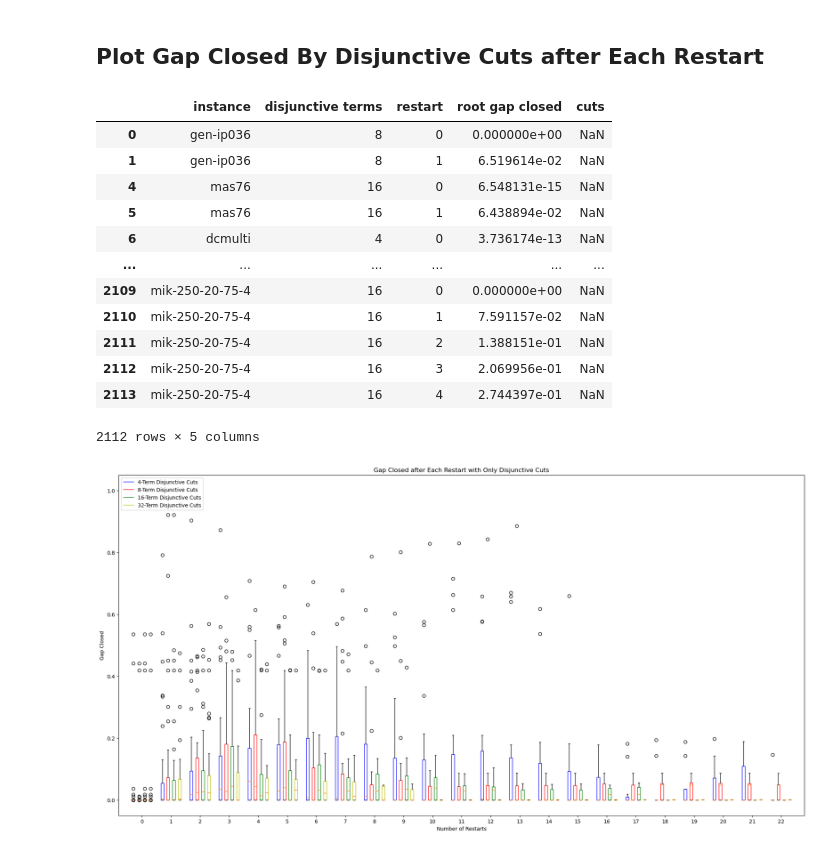
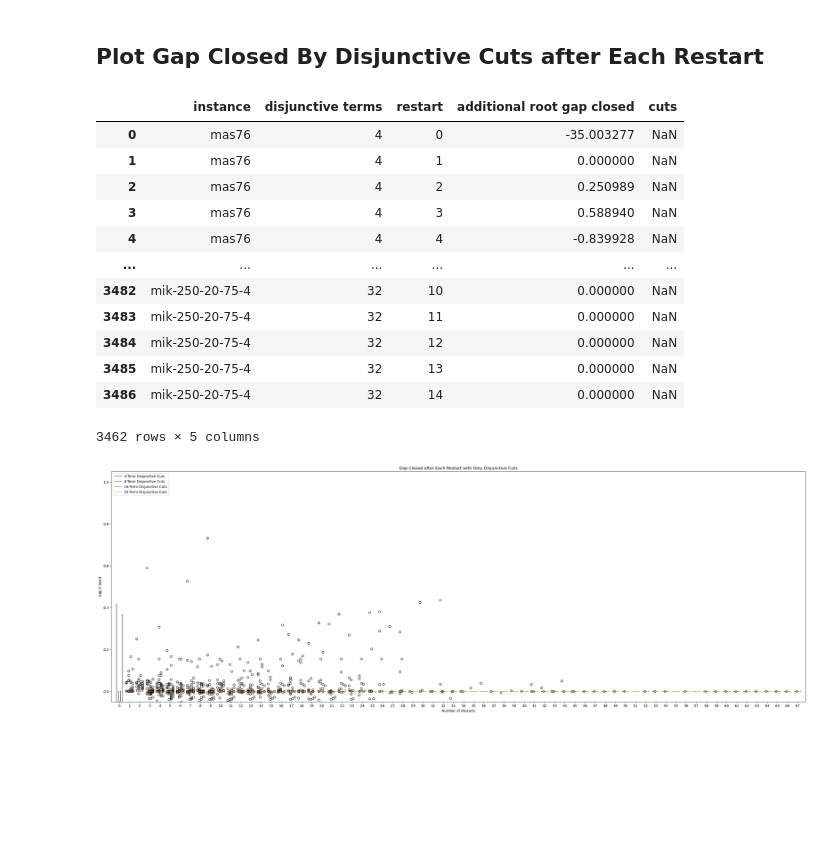
Before and after one commit to spkelle2/warm_starting_series_of_MILPs, a Jupyter notebook: experiments/graphs.ipynb, the cells around one changed output. Saved outputs shown, nothing was run; the diff lists cells and outputs as text; code cells hidden in the pictures; blank space fills up the shorter version.

```diff
--- a/experiments/graphs.ipynb
+++ b/experiments/graphs.ipynb
@@ -18,8 +18,8 @@ raw_cut_df = raw_cut_df.astype({'disjunctive terms': 'int64',
 raw_restart_df = pd.read_csv(f'data/{data_set}/restart.csv')
 raw_restart_df = raw_restart_df[raw_restart_df['restart'] != 'restart']
 raw_restart_df = raw_restart_df.astype({'disjunctive terms': 'int64',
-                                'restart': 'int64',
-                                'root gap closed': 'float64'})
+                                        'restart': 'int64',
+                                        'additional root gap closed': 'float64'})
 
 raw_termination_df = pd.read_csv(f'data/{data_set}/termination.csv')
 
@@ -125,7 +158,7 @@ cuts = list({k[0] for k in cut_df})
 disjunctive_term_list = list({k[1] for k in cut_df})
 # %%
 # which cut generation iterations to plot
-iterations = [1, 3, 10, 30, 100]
+iterations = [1, 3, 10, 20, 40]
 
 # parameters for generating box plots
 shift = .2
@@ -172,19 +205,19 @@ for disjunctive_terms in disjunctive_term_list:
 # %%
 raw_restart_df
 # %% [output]
-|  | instance | disjunctive terms | restart | root gap closed | cuts |
-| 0 | gen-ip036 | 8 | 0 | 0.000000e+00 | NaN |
-| 1 | gen-ip036 | 8 | 1 | 6.519614e-02 | NaN |
-| 4 | mas76 | 16 | 0 | 6.548131e-15 | NaN |
-| 5 | mas76 | 16 | 1 | 6.438894e-02 | NaN |
-| 6 | dcmulti | 4 | 0 | 3.736174e-13 | NaN |
+|  | instance | disjunctive terms | restart | additional root gap closed | cuts |
+| 0 | mas76 | 4 | 0 | -35.003277 | NaN |
+| 1 | mas76 | 4 | 1 | 0.000000 | NaN |
+| 2 | mas76 | 4 | 2 | 0.250989 | NaN |
+| 3 | mas76 | 4 | 3 | 0.588940 | NaN |
+| 4 | mas76 | 4 | 4 | -0.839928 | NaN |
 | ... | ... | ... | ... | ... | ... |
-| 2109 | mik-250-20-75-4 | 16 | 0 | 0.000000e+00 | NaN |
-| 2110 | mik-250-20-75-4 | 16 | 1 | 7.591157e-02 | NaN |
-| 2111 | mik-250-20-75-4 | 16 | 2 | 1.388151e-01 | NaN |
-| 2112 | mik-250-20-75-4 | 16 | 3 | 2.069956e-01 | NaN |
-| 2113 | mik-250-20-75-4 | 16 | 4 | 2.744397e-01 | NaN |
+| 3482 | mik-250-20-75-4 | 32 | 10 | 0.000000 | NaN |
+| 3483 | mik-250-20-75-4 | 32 | 11 | 0.000000 | NaN |
+| 3484 | mik-250-20-75-4 | 32 | 12 | 0.000000 | NaN |
+| 3485 | mik-250-20-75-4 | 32 | 13 | 0.000000 | NaN |
+| 3486 | mik-250-20-75-4 | 32 | 14 | 0.000000 | NaN |
-2112 rows × 5 columns
+3462 rows × 5 columns
 # %%
 # filter out restarts that occur less than a certain number of times
 min_restarts = 10
@@ -192,7 +225,7 @@ count = raw_restart_df['restart'].value_counts()
 raw_restart_df = raw_restart_df[raw_restart_df['restart'].isin(count.index[count.gt(min_restarts)])]
 # %%
 # group dataframe by number of disjunctive terms
-restart_df = dict(tuple(raw_restart_df.groupby('disjunctive terms')[['restart', 'root gap closed']]))
+restart_df = dict(tuple(raw_restart_df.groupby('disjunctive terms')[['restart', 'additional root gap closed']]))
 # %%
 # make one plot for each number of disjunctive terms used
 fig, ax = plt.subplots()
@@ -200,33 +233,33 @@ fig, ax = plt.subplots()
 # parameters for generating box plots
 shift = .2
 colors = ['b', 'r', 'g', 'y']
 assert len(colors) == len(restart_df), "colors must have same length as disjunctive term list"
 bp = {}
 ticks = np.sort(raw_restart_df['restart'].unique())
 
 # for each number of disjunctive terms plot progress of each subsequent restart as box plot
 for i, (disjunctive_terms, df) in enumerate(restart_df.items()):
 
     # for each number of disjunctive terms group data frame by restart
-    gb = dict(tuple(df.groupby(['restart'])['root gap closed']))
+    gb = dict(tuple(df.groupby(['restart'])['additional root gap closed']))
 
     # plot each restart as a boxplot
     bp[disjunctive_terms] = ax.boxplot(gb.values(), positions=np.arange(len(gb))+(i - 1.5)*shift,
                                        boxprops=dict(color=colors[i]), widths=.1)
 
 # set plot attributes
 ax.legend([b["boxes"][0] for b in bp.values()], [f'{x}-Term Disjunctive Cuts' for x in bp],
           loc='upper left')
 ax.set_xticks(np.arange(len(ticks)))
 ax.set_xticklabels(ticks)
 ax.set(
     title=f'Gap Closed after Each Restart with Only Disjunctive Cuts',
     xlabel='Number of Restarts',
     ylabel='Gap Closed',
     ylim=(-.05,1.05),
 )
-fig.set_size_inches(24, 12)
+fig.set_size_inches(36, 12)
 
 plt.show()
 # %% [output]
-[figure, old version]
+[figure, new version]
```
Also changed, not shown: parts of 9 cells of this notebook, 15 other files.
